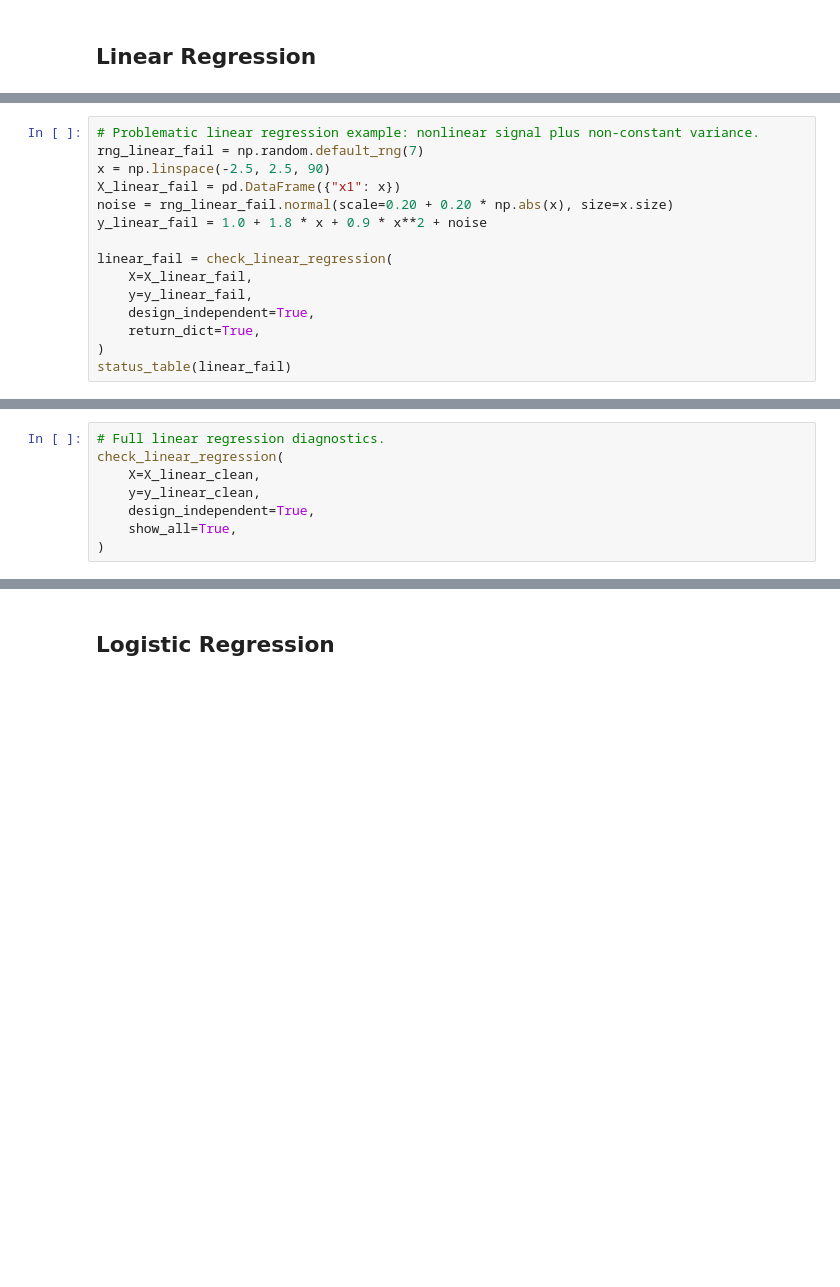
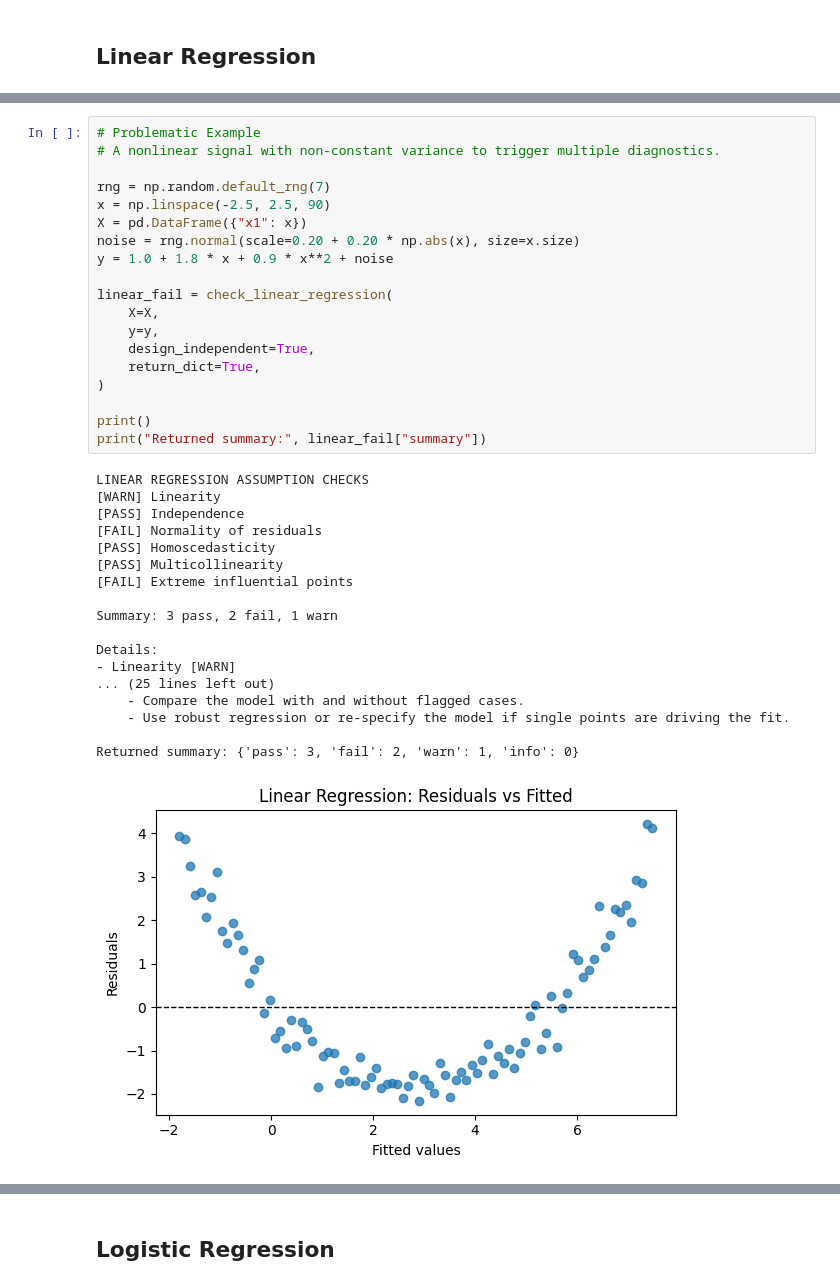
Before and after one commit to Josiah-DeValois/assumpcheck, a Jupyter notebook: examples/assumpcheck_examples.ipynb, the cells around one changed output, grey strips where cells are left out. Drawn from its saved outputs; the diff is of its cells as text; blank space fills up the shorter version.

```diff
--- a/examples/assumpcheck_examples.ipynb
+++ b/examples/assumpcheck_examples.ipynb
@@ -94,15 +169,38 @@ status_table(linear_clean)
 # %%
-# Problematic linear regression example: nonlinear signal plus non-constant variance.
-rng_linear_fail = np.random.default_rng(7)
+# Problematic Example
+# A nonlinear signal with non-constant variance to trigger multiple diagnostics.
+
+rng = np.random.default_rng(7)
 x = np.linspace(-2.5, 2.5, 90)
-X_linear_fail = pd.DataFrame({"x1": x})
-noise = rng_linear_fail.normal(scale=0.20 + 0.20 * np.abs(x), size=x.size)
-y_linear_fail = 1.0 + 1.8 * x + 0.9 * x**2 + noise
+X = pd.DataFrame({"x1": x})
+noise = rng.normal(scale=0.20 + 0.20 * np.abs(x), size=x.size)
+y = 1.0 + 1.8 * x + 0.9 * x**2 + noise
 
 linear_fail = check_linear_regression(
-    X=X_linear_fail,
-    y=y_linear_fail,
+    X=X,
+    y=y,
     design_independent=True,
     return_dict=True,
 )
-status_table(linear_fail)
+
+print()
+print("Returned summary:", linear_fail["summary"])
+# %% [output]
+LINEAR REGRESSION ASSUMPTION CHECKS
+[WARN] Linearity
+[PASS] Independence
+[FAIL] Normality of residuals
+[PASS] Homoscedasticity
+[PASS] Multicollinearity
+[FAIL] Extreme influential points
+
+Summary: 3 pass, 2 fail, 1 warn
+
+Details:
+- Linearity [WARN]
+... (25 lines left out)
+    - Compare the model with and without flagged cases.
+    - Use robust regression or re-specify the model if single points are driving the fit.
+
+Returned summary: {'pass': 3, 'fail': 2, 'warn': 1, 'info': 0}
+[figure, added]
@@ -109,8 +208,0 @@ status_table(linear_fail)
-# %%
-# Full linear regression diagnostics.
-check_linear_regression(
-    X=X_linear_clean,
-    y=y_linear_clean,
-    design_independent=True,
-    show_all=True,
-)
```
Also changed, not shown: parts of 16 cells of this notebook, 17 other files.
